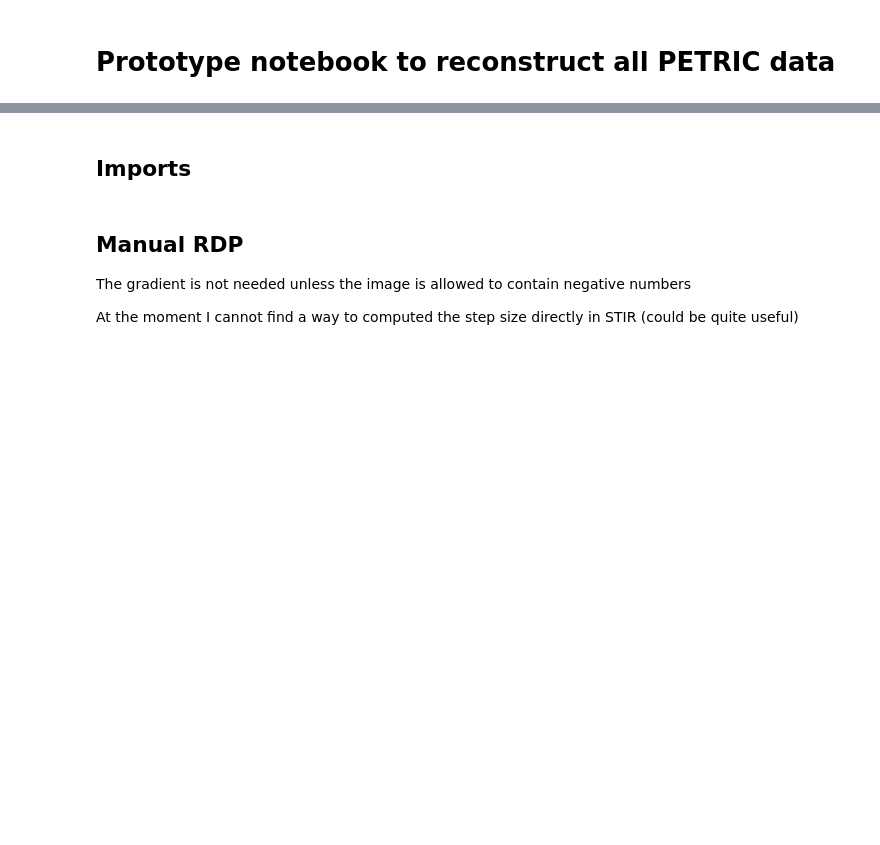
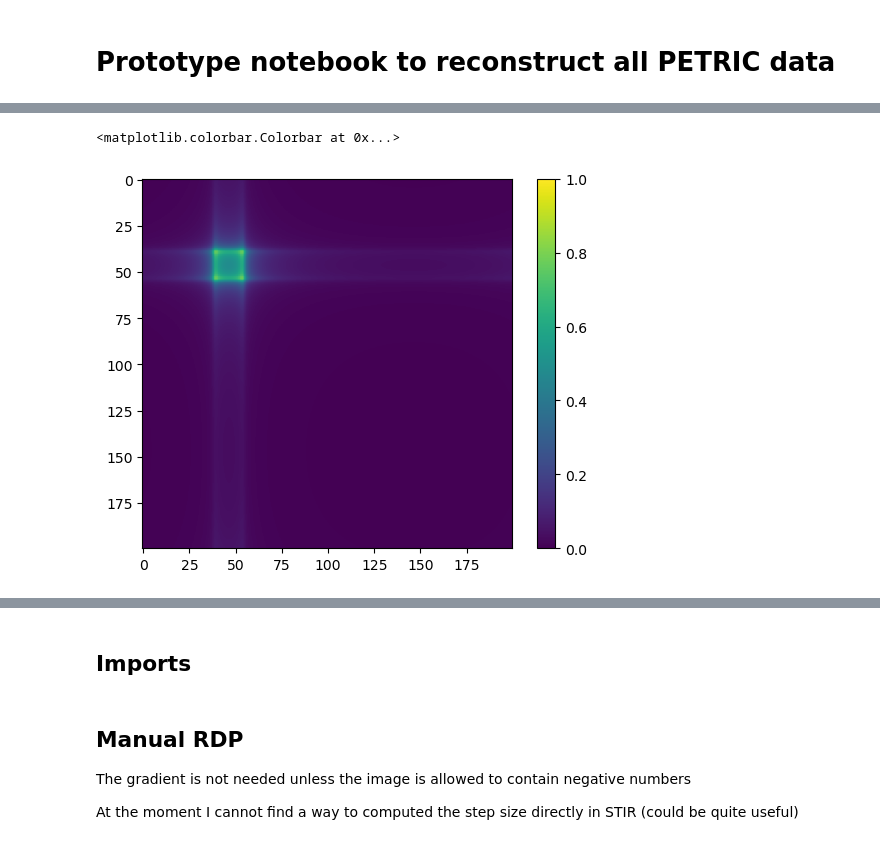
Before and after one commit to SyneRBI/PETRIC-Tomo-Unimib, a Jupyter notebook: testNewFilt.ipynb, the cells around one changed output, grey strips where cells are left out. Saved outputs shown, nothing was run; the diff lists cells and outputs as text; code cells hidden in the pictures; blank space fills up the shorter version.

```diff
--- a/testNewFilt.ipynb
+++ b/testNewFilt.ipynb
@@ -2,0 +29,6 @@
+# %%
+plt.imshow(np.abs(iB[:,:]),vmin=0,vmax=1)
+plt.colorbar()
+# %% [output]
+<matplotlib.colorbar.Colorbar at 0x...>
+[figure, added]
```
Also changed, not shown: parts of 15 cells of this notebook, 4 other files.
